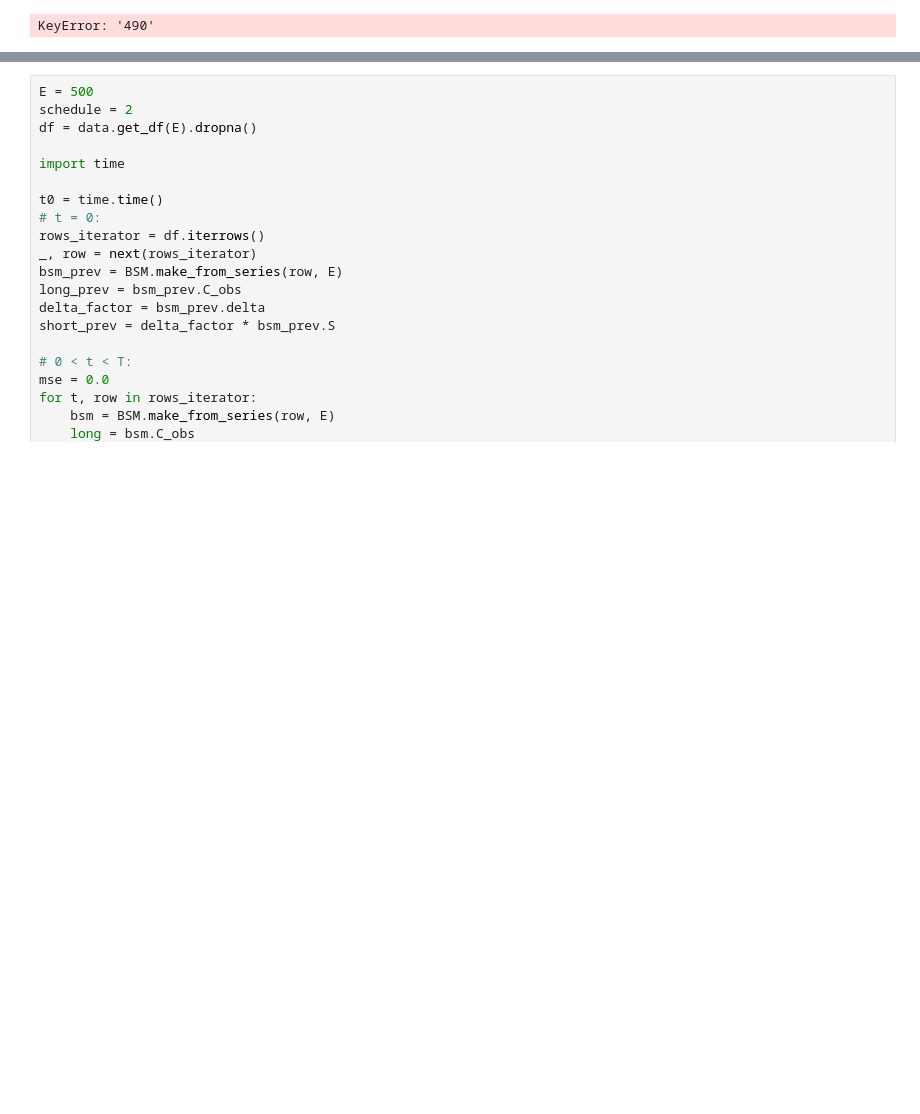
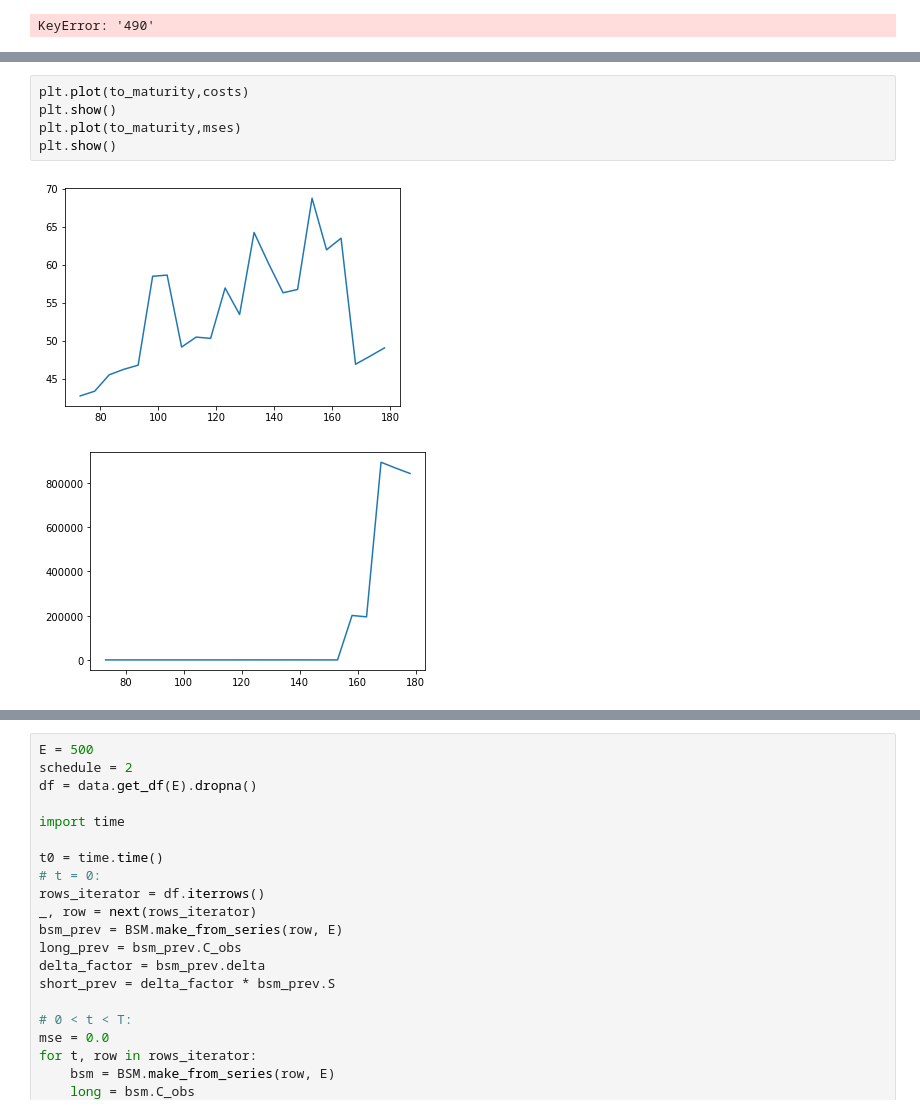
Before and after one commit to tatutimonen/hedging, a Jupyter notebook: myyra_miro.ipynb, the cells around one changed output, grey strips where cells are left out. Drawn from its saved outputs; the diff is of its cells as text; blank space fills up the shorter version.

```diff
--- a/myyra_miro.ipynb
+++ b/myyra_miro.ipynb
@@ -363 +386,9 @@ for i in all_hedges:
+# %%
+plt.plot(to_maturity,costs)
+plt.show()
+plt.plot(to_maturity,mses)
+plt.show()
+# %% [output]
+[figure, added]
+[figure, added]
 # %%
```
Also changed, not shown: parts of 6 cells of this notebook.
